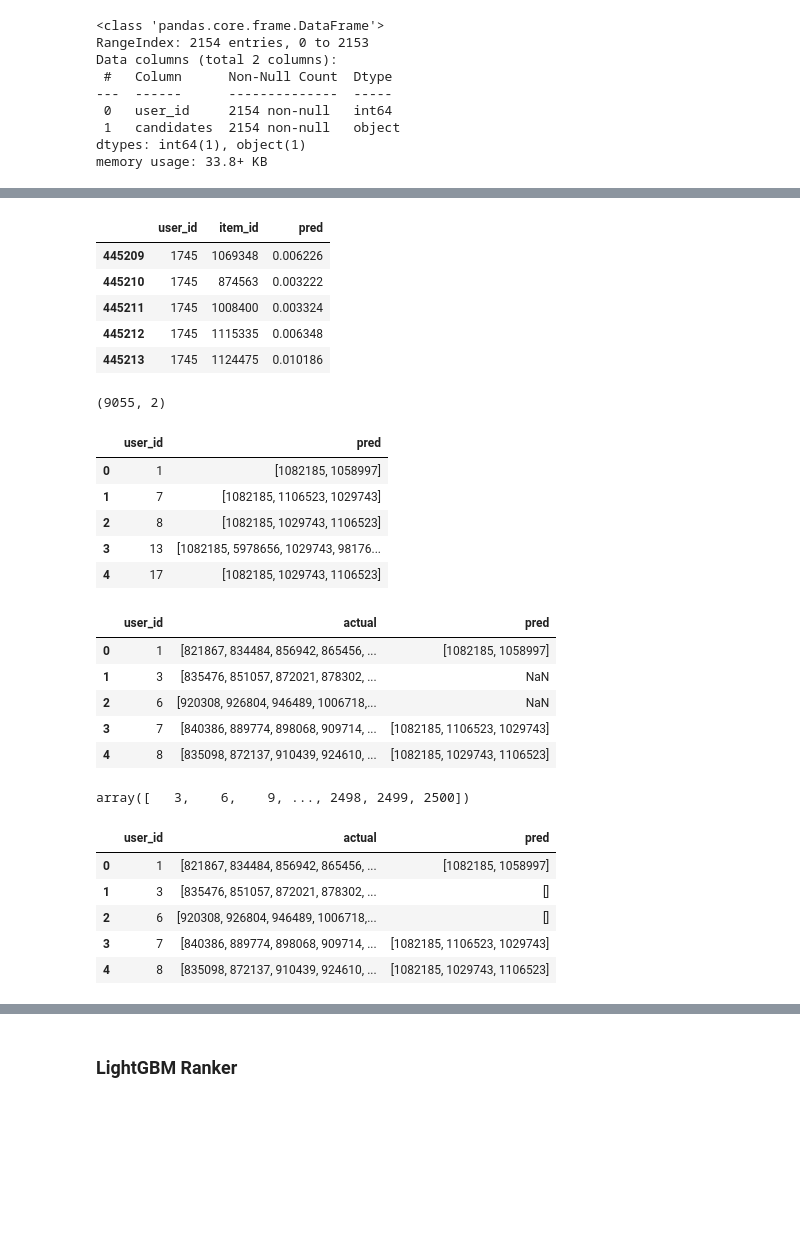
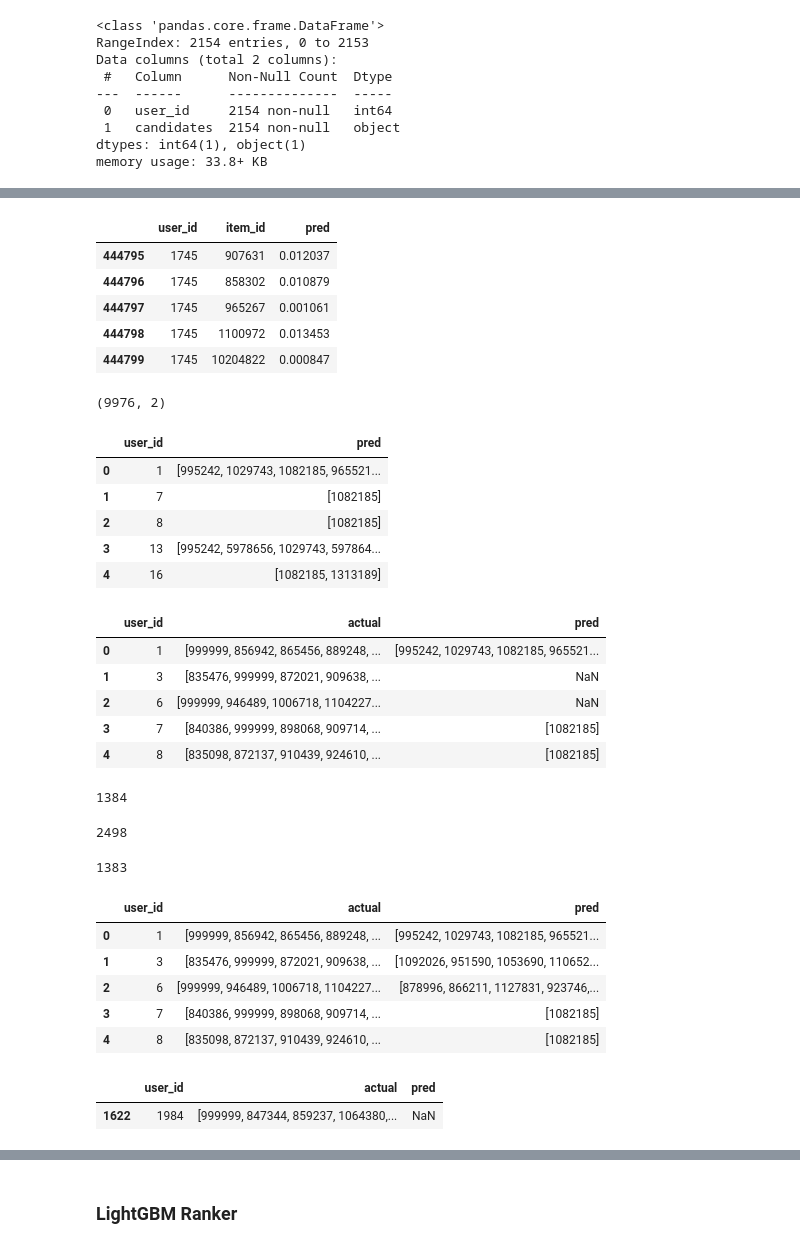
Before and after one commit to VitalyGladyshev/gb_rec_sys, a Jupyter notebook: coursework/cw_rec_sys_glvv.ipynb, the cells around one changed output, grey strips where cells are left out. Drawn from its saved outputs; the diff is of its cells as text; code cells hidden in the pictures; blank space fills up the shorter version.

```diff
--- a/coursework/cw_rec_sys_glvv.ipynb
+++ b/coursework/cw_rec_sys_glvv.ipynb
@@ -262,7 +263,7 @@ users_lvl_2_pred_als.head()
 users_lvl_2 = pd.DataFrame(data_train_lvl_2['user_id'].unique())
 users_lvl_2.columns = ['user_id']
 
-users_lvl_2['candidates'] = users_lvl_2['user_id'].apply(lambda x: get_pred_als_bm25(recommender, user_train_list, item_list, x, num=num))
+users_lvl_2['candidates'] = users_lvl_2['user_id'].apply(lambda x: get_pred_als(recommender, user_train_list, item_list, x, num=num))
 # %%
 users_lvl_2.head()
 # %% [output]
@@ -372,34 +373,34 @@ classifer_prediction["pred"] = train_preds[:, 1]
 classifer_prediction.tail()
 # %% [output]
 |  | user_id | item_id | pred |
-| 445209 | 1745 | 1069348 | 0.006226 |
-| 445210 | 1745 | 874563 | 0.003222 |
-| 445211 | 1745 | 1008400 | 0.003324 |
-| 445212 | 1745 | 1115335 | 0.006348 |
-| 445213 | 1745 | 1124475 | 0.010186 |
+| 444795 | 1745 | 907631 | 0.012037 |
+| 444796 | 1745 | 858302 | 0.010879 |
+| 444797 | 1745 | 965267 | 0.001061 |
+| 444798 | 1745 | 1100972 | 0.013453 |
+| 444799 | 1745 | 10204822 | 0.000847 |
 # %%
 res_val = classifer_prediction.loc[classifer_prediction["pred"]>0.5, ["user_id", "item_id"]]
 res_val.shape
 # %% [output]
-(9055, 2)
+(9976, 2)
 # %%
 pred_lvl_2 = res_val.groupby('user_id')['item_id'].unique().reset_index()
 pred_lvl_2.columns=['user_id', 'pred']
 pred_lvl_2.head()
 # %% [output]
 |  | user_id | pred |
-| 0 | 1 | [1082185, 1058997] |
-| 1 | 7 | [1082185, 1106523, 1029743] |
-| 2 | 8 | [1082185, 1029743, 1106523] |
-| 3 | 13 | [1082185, 5978656, 1029743, 98176... |
-| 4 | 17 | [1082185, 1029743, 1106523] |
+| 0 | 1 | [995242, 1029743, 1082185, 965521... |
+| 1 | 7 | [1082185] |
+| 2 | 8 | [1082185] |
+| 3 | 13 | [995242, 5978656, 1029743, 597864... |
+| 4 | 16 | [1082185, 1313189] |
 # %%
 result_lvl_2 = result_lvl_2.merge(pred_lvl_2, on='user_id', how='left')
 result_lvl_2.head()
 # %% [output]
 |  | user_id | actual | pred |
-| 0 | 1 | [821867, 834484, 856942, 865456, ... | [1082185, 1058997] |
-| 1 | 3 | [835476, 851057, 872021, 878302, ... | NaN |
-| 2 | 6 | [920308, 926804, 946489, 1006718,... | NaN |
-| 3 | 7 | [840386, 889774, 898068, 909714, ... | [1082185, 1106523, 1029743] |
-| 4 | 8 | [835098, 872137, 910439, 924610, ... | [1082185, 1029743, 1106523] |
+| 0 | 1 | [999999, 856942, 865456, 889248, ... | [995242, 1029743, 1082185, 965521... |
+| 1 | 3 | [835476, 999999, 872021, 909638, ... | NaN |
+| 2 | 6 | [999999, 946489, 1006718, 1104227... | NaN |
+| 3 | 7 | [840386, 999999, 898068, 909714, ... | [1082185] |
+| 4 | 8 | [835098, 872137, 910439, 924610, ... | [1082185] |
@@ -414,22 +407,34 @@ def fill_nan_by_own(recommender, user_train_list, item_list, x, num=5):
 # %%
 user_pred_nan = result_lvl_2.loc[result_lvl_2["pred"] != result_lvl_2["pred"], 'user_id'].values
-user_pred_nan
+len(user_pred_nan)
 # %% [output]
-array([   3,    6,    9, ..., 2498, 2499, 2500])
+1384
+# %%
+set_tr_1 = set(data_train_lvl_1.user_id.unique())
+len(set_tr_1)
+# %% [output]
+2498
+# %%
+user_list = set(user_pred_nan).intersection(set_tr_1)
+len(user_list)
+# %% [output]
+1383
 # %%
-result_lvl_2.loc[result_lvl_2["user_id"].isin(user_pred_nan), "pred"] = \
-result_lvl_2.loc[result_lvl_2["user_id"].isin(user_pred_nan), "user_id"].apply(lambda x: fill_nan_by_own(recommender,
-                                                                                                         user_train_list,
-                                                                                                         item_list,
-                                                                                                         x, num=5))
+result_lvl_2.loc[result_lvl_2["user_id"].isin(user_list), "pred"] =\
+result_lvl_2.loc[result_lvl_2["user_id"].isin(user_list), "user_id"].apply(lambda x: recommender.get_als_recommendations(x, rec_num=k_n))
 result_lvl_2.head()
 # %% [output]
 |  | user_id | actual | pred |
-| 0 | 1 | [821867, 834484, 856942, 865456, ... | [1082185, 1058997] |
-| 1 | 3 | [835476, 851057, 872021, 878302, ... | [] |
-| 2 | 6 | [920308, 926804, 946489, 1006718,... | [] |
-| 3 | 7 | [840386, 889774, 898068, 909714, ... | [1082185, 1106523, 1029743] |
-| 4 | 8 | [835098, 872137, 910439, 924610, ... | [1082185, 1029743, 1106523] |
+| 0 | 1 | [999999, 856942, 865456, 889248, ... | [995242, 1029743, 1082185, 965521... |
+| 1 | 3 | [835476, 999999, 872021, 909638, ... | [1092026, 951590, 1053690, 110652... |
+| 2 | 6 | [999999, 946489, 1006718, 1104227... | [878996, 866211, 1127831, 923746,... |
+| 3 | 7 | [840386, 999999, 898068, 909714, ... | [1082185] |
+| 4 | 8 | [835098, 872137, 910439, 924610, ... | [1082185] |
+# %%
+result_lvl_2.loc[result_lvl_2["user_id"] == 1984]
+# %% [output]
+|  | user_id | actual | pred |
+| 1622 | 1984 | [999999, 847344, 859237, 1064380,... | NaN |
 # %%
 popularity = recommender.prep_data.groupby('item_id')['quantity'].sum().reset_index()
 popularity.rename(columns={'quantity': 'n_sold'}, inplace=True)
```
Also changed, not shown: parts of 38 cells of this notebook.
